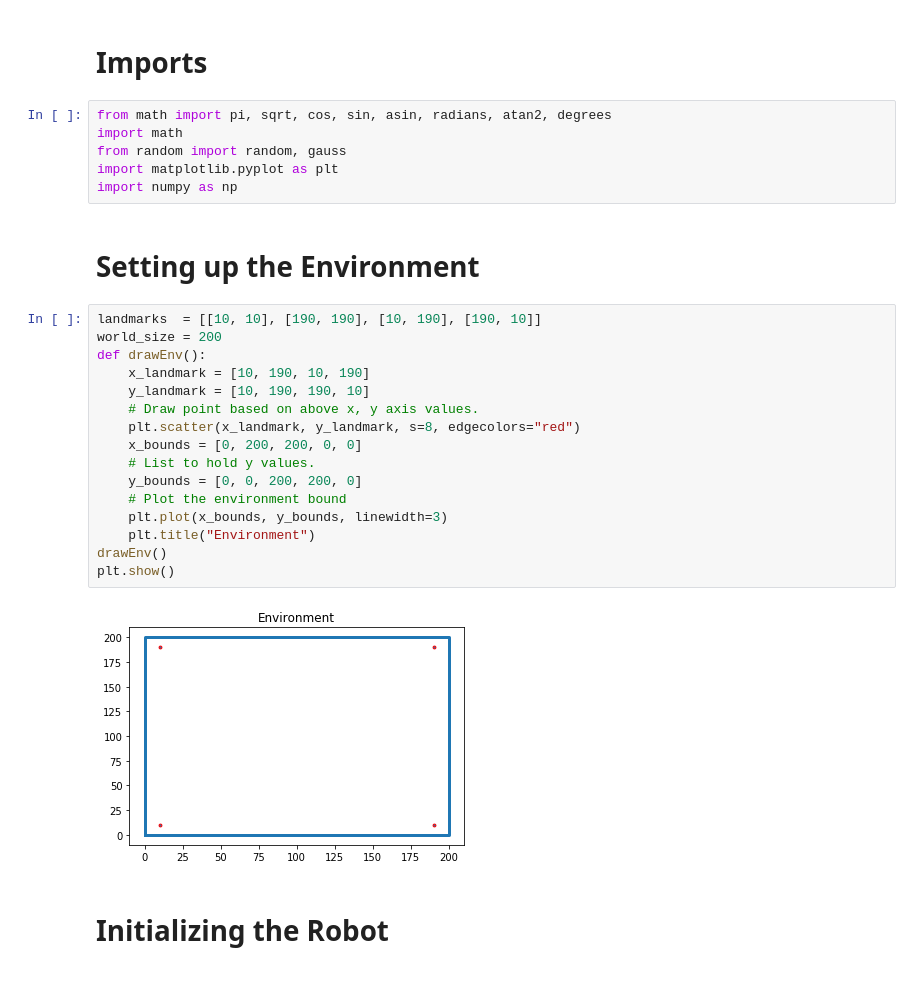
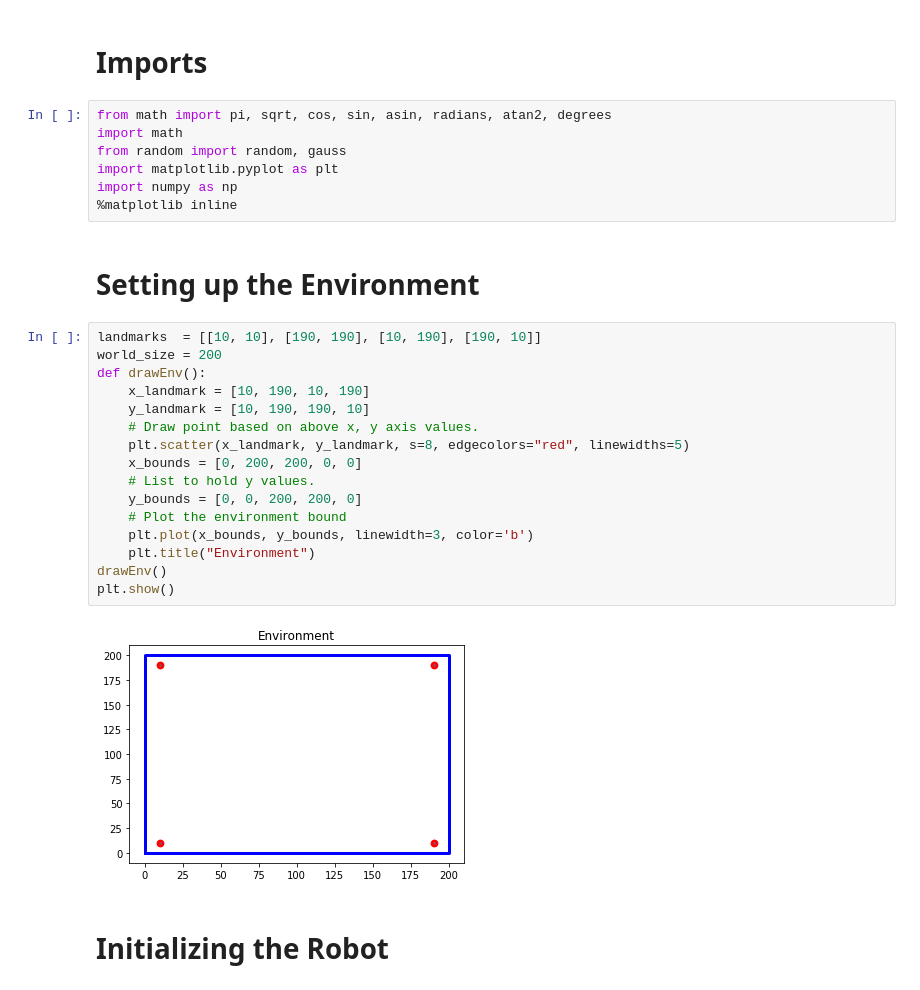
Before and after one commit to AidenWilliams/Robot-Localisation, a Jupyter notebook: Robot Localisation.ipynb, the cells around one changed output. Cells and saved outputs as stored; diff of their text form.

```diff
--- a/Robot Localisation.ipynb
+++ b/Robot Localisation.ipynb
@@ -6,26 +6,27 @@ import math
 from random import random, gauss
 import matplotlib.pyplot as plt
 import numpy as np
+%matplotlib inline
 # %% [markdown]
 # Setting up the Environment
 # %%
 landmarks  = [[10, 10], [190, 190], [10, 190], [190, 10]]
 world_size = 200
 def drawEnv():
     x_landmark = [10, 190, 10, 190]
     y_landmark = [10, 190, 190, 10]
     # Draw point based on above x, y axis values.
-    plt.scatter(x_landmark, y_landmark, s=8, edgecolors="red")
+    plt.scatter(x_landmark, y_landmark, s=8, edgecolors="red", linewidths=5)
     x_bounds = [0, 200, 200, 0, 0]
     # List to hold y values.
     y_bounds = [0, 0, 200, 200, 0]
     # Plot the environment bound
-    plt.plot(x_bounds, y_bounds, linewidth=3)
+    plt.plot(x_bounds, y_bounds, linewidth=3, color='b')
     plt.title("Environment")
 drawEnv()
 plt.show()
 # %% [output]
-[figure, old version]
+[figure, new version]
 # %% [markdown]
 # Initializing the Robot
 # %%
```
Also changed, not shown: parts of 8 cells of this notebook.
